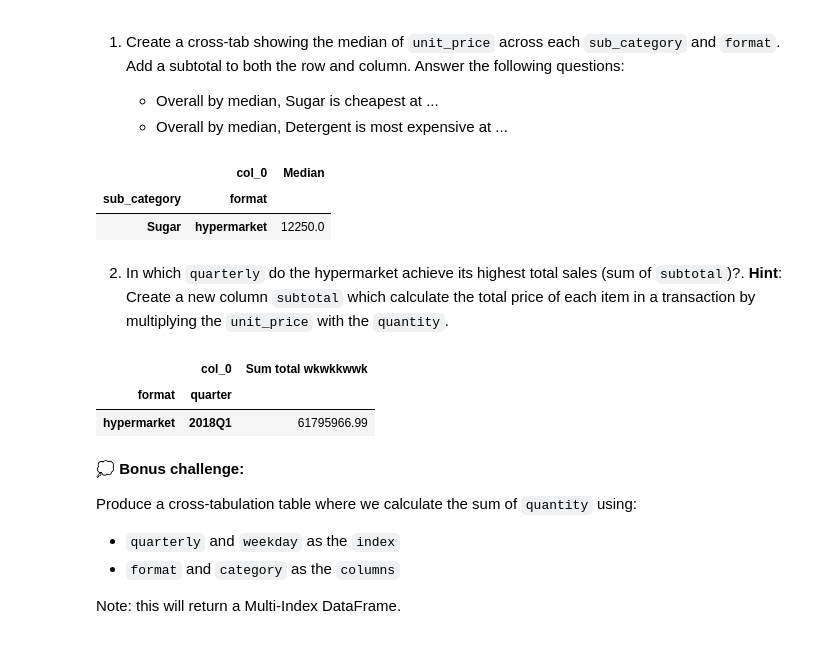
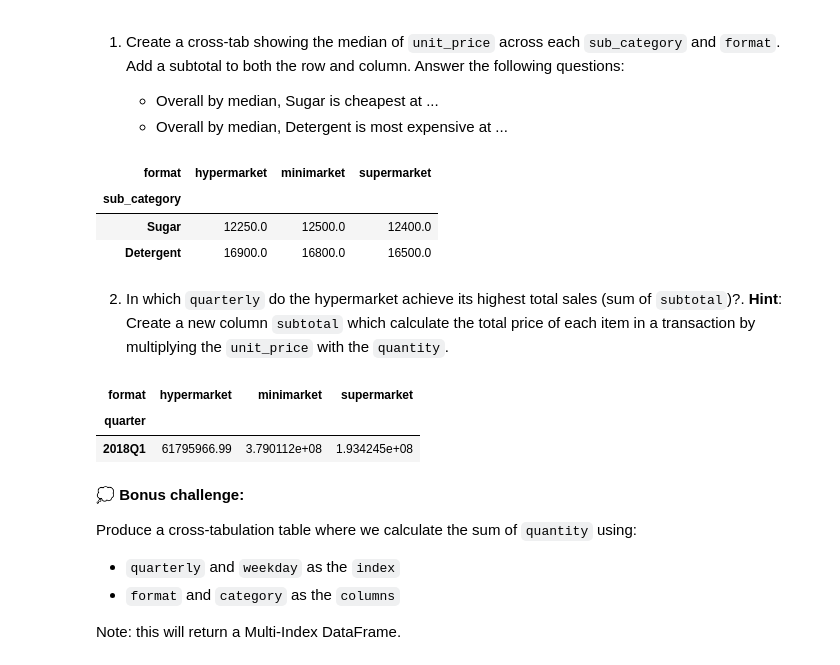
Before and after one commit to mulutbrah/data-analysis-lab, a Jupyter notebook: inclass_EDA_day2.ipynb, the cells around one changed output. Cells and saved outputs as stored; diff of their text form; code cells hidden in the pictures.

```diff
--- a/inclass_EDA_day2.ipynb
+++ b/inclass_EDA_day2.ipynb
@@ -1384,17 +1373,18 @@ _Estimated time required: 20 minutes_
 # %%
 # your code here
 k1 = pd.crosstab(
-    index=[household['sub_category'], household['format']],
+    index=household['sub_category'],
+    columns=household['format'],
     values=household['unit_price'],
-    columns='Median',
     aggfunc='median'
-)
+) #.idxmax(axis=1)
 
-k1.loc[['Sugar']].sort_values(by='format', ascending=True).head(1)
+k1.loc[['Sugar', 'Detergent']]
 # %% [output]
-|  | col_0 | Median |
-| sub_category | format |  |
-| Sugar | hypermarket | 12250.0 |
+| format | hypermarket | minimarket | supermarket |
+| sub_category |  |  |  |
+| Sugar | 12250.0 | 12500.0 | 12400.0 |
+| Detergent | 16900.0 | 16800.0 | 16500.0 |
 # %% [markdown]
 2. In which `quarterly` do the hypermarket achieve its highest total sales (sum of `subtotal`)?. **Hint**: Create a new column `subtotal` which calculate the total price of each item in a transaction by multiplying the `unit_price` with the `quantity`.
 
@@ -1409,17 +1399,17 @@ household['quarter'] = household['purchase_time'].dt.to_period('Q')
 household['subtotal'] = household['unit_price'] * household['quantity']
 
 k2 = pd.crosstab(
-    index=[household['format'], household['quarter']],
+    index=household['quarter'],
+    columns=household['format'],
     values=household['subtotal'],
-    columns='Sum total',
     aggfunc='sum'
-).sort_values(by='format', ascending=False)
+).sort_values(by='hypermarket', ascending=False)
 
-k2.loc[['hypermarket']].sort_values(by='Sum total', ascending=False).head(1)
+k2.head(1)
 # %% [output]
-|  | col_0 | Sum total wkwkkwwk |
-| format | quarter |  |
-| hypermarket | 2018Q1 | 61795966.99 |
+| format | hypermarket | minimarket | supermarket |
+| quarter |  |  |  |
+| 2018Q1 | 61795966.99 | 3.790112e+08 | 1.934245e+08 |
 # %% [markdown]
 💭 **Bonus challenge:**
 
```
Also changed, not shown: parts of 28 cells of this notebook.
